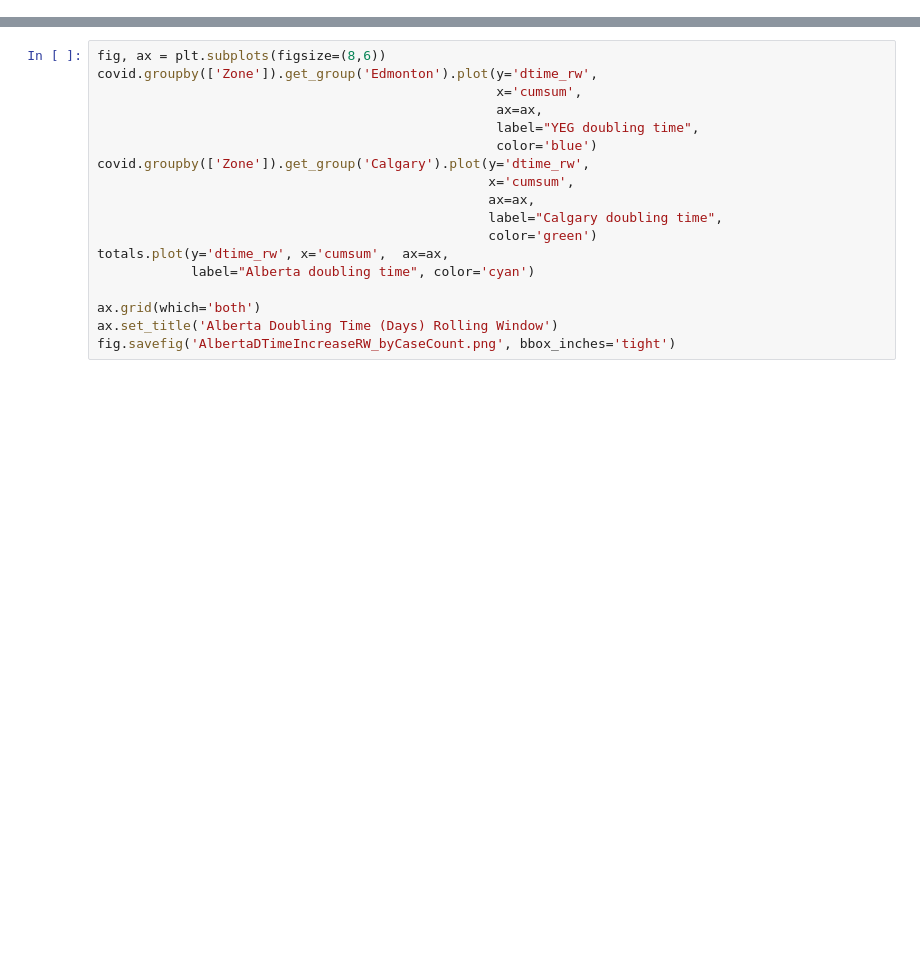
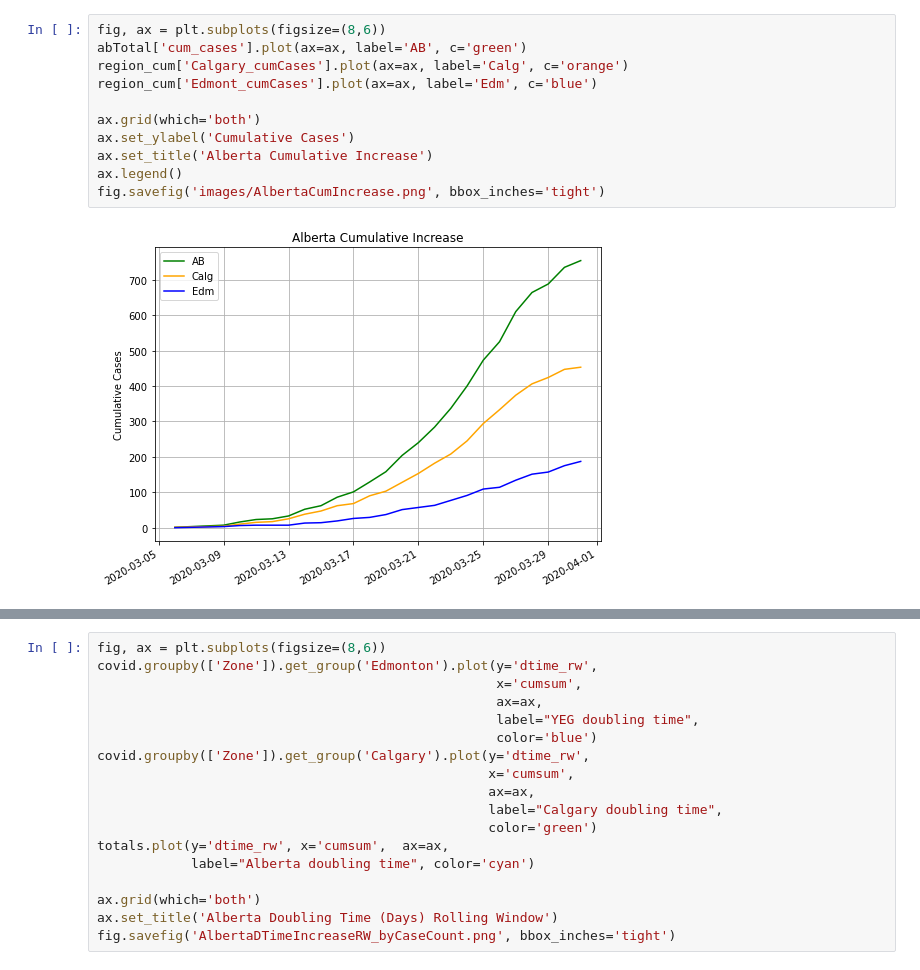
Before and after one commit to tyleracorn/covid_alberta, a Jupyter notebook: CovidAlberta.ipynb, the cells around one changed output, grey strips where cells are left out. Saved outputs shown, nothing was run; the diff lists cells and outputs as text; blank space fills up the shorter version.

```diff
--- a/CovidAlberta.ipynb
+++ b/CovidAlberta.ipynb
@@ -181,0 +130,13 @@ fig.savefig('AlbertaCumIncrease.png', bbox_inches='tight')
+# %%
+fig, ax = plt.subplots(figsize=(8,6))
+abTotal['cum_cases'].plot(ax=ax, label='AB', c='green')
+region_cum['Calgary_cumCases'].plot(ax=ax, label='Calg', c='orange')
+region_cum['Edmont_cumCases'].plot(ax=ax, label='Edm', c='blue')
+
+ax.grid(which='both')
+ax.set_ylabel('Cumulative Cases')
+ax.set_title('Alberta Cumulative Increase')
+ax.legend()
+fig.savefig('images/AlbertaCumIncrease.png', bbox_inches='tight')
+# %% [output]
+[figure, added]
```
Also changed, not shown: parts of 20 cells of this notebook, 6 other files.
